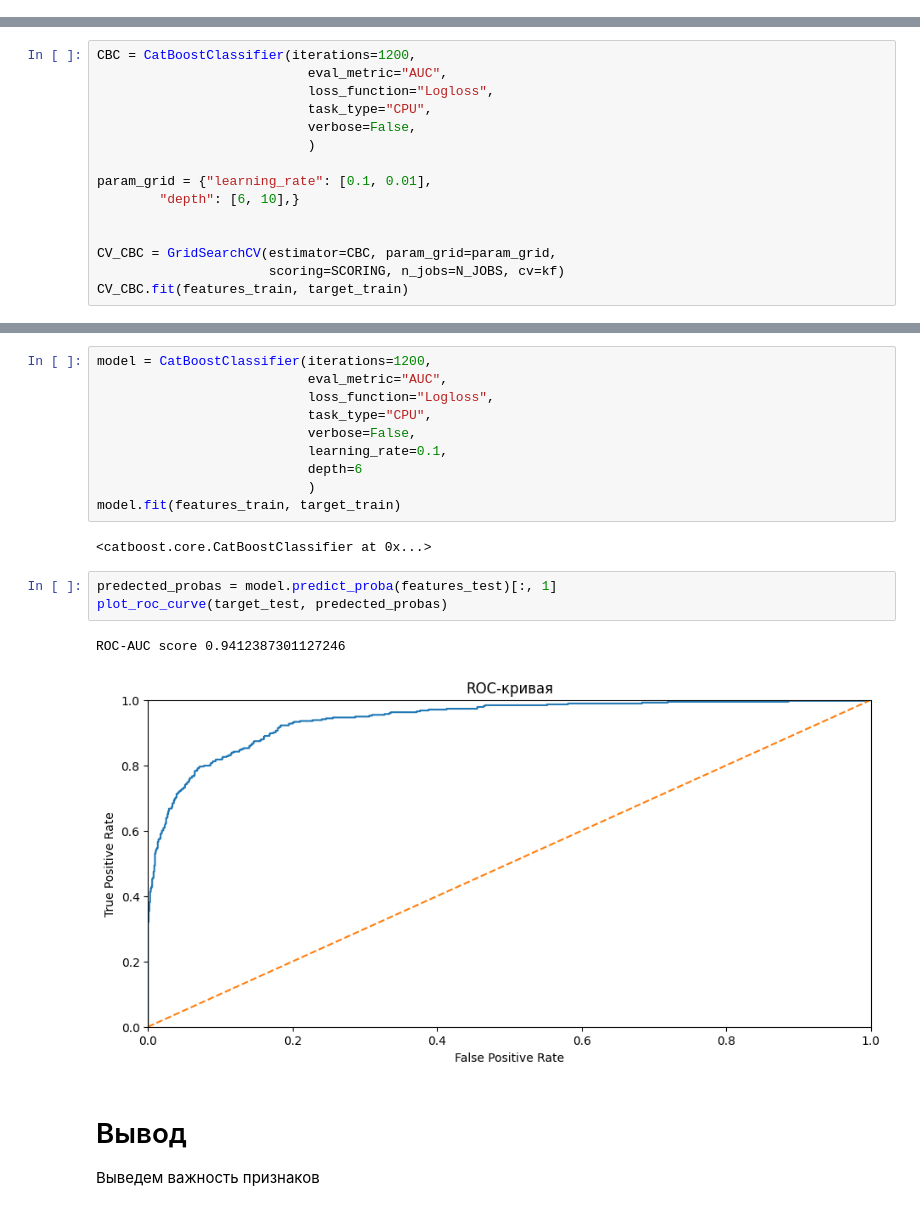
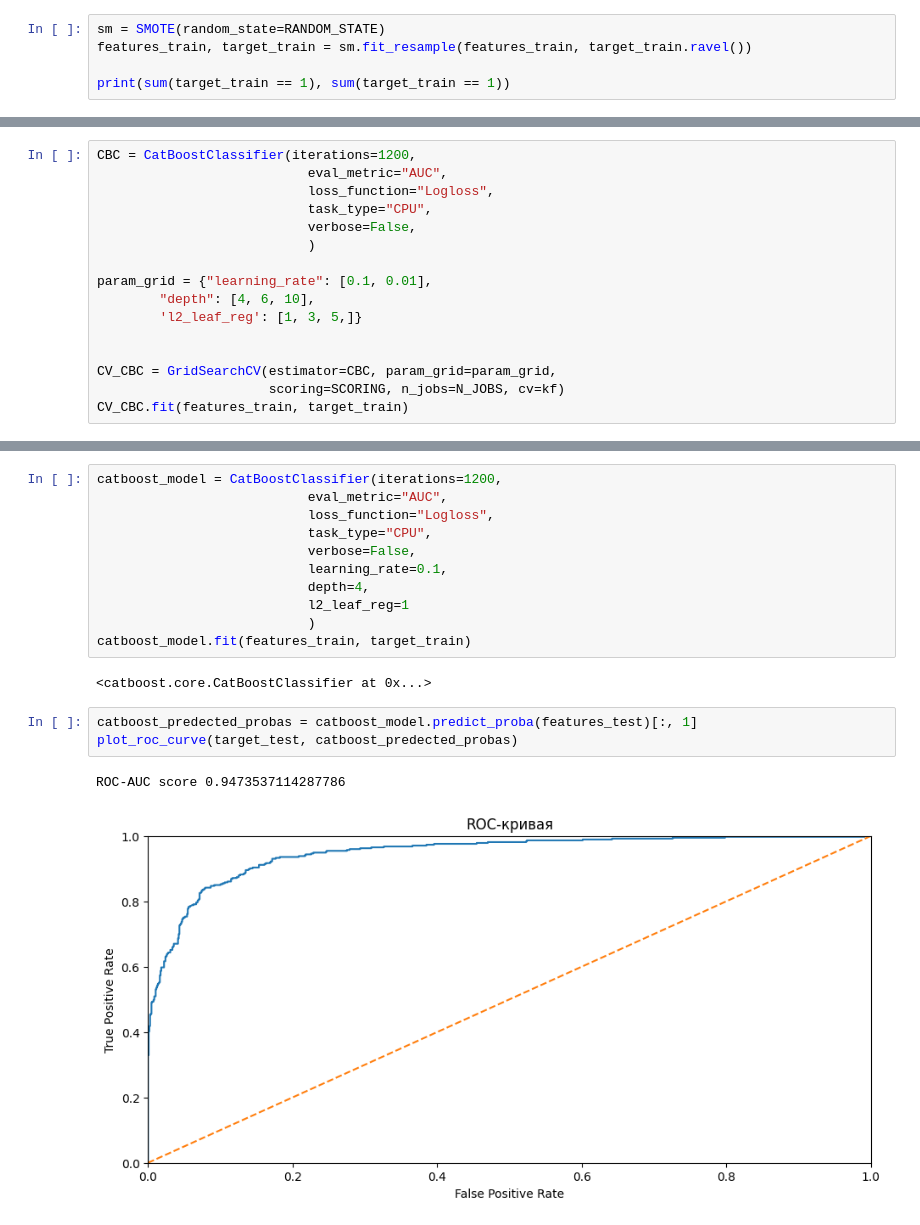
Before and after one commit to tooyoungforthis/lab_1, a Jupyter notebook: main.ipynb, the cells around one changed output, grey strips where cells are left out. Saved outputs shown, nothing was run; the diff lists cells and outputs as text.

```diff
--- a/main.ipynb
+++ b/main.ipynb
@@ -682,0 +746,5 @@ features_train, features_test, target_train, target_test = train_test_split(
+# %%
+sm = SMOTE(random_state=RANDOM_STATE)
+features_train, target_train = sm.fit_resample(features_train, target_train.ravel())
+
+print(sum(target_train == 1), sum(target_train == 1))
@@ -732,7 +806,8 @@ CBC = CatBoostClassifier(iterations=1200,
                            )
 
 param_grid = {"learning_rate": [0.1, 0.01],
-        "depth": [6, 10],}
+        "depth": [4, 6, 10],
+        'l2_leaf_reg': [1, 3, 5,]}
 
 
 CV_CBC = GridSearchCV(estimator=CBC, param_grid=param_grid,
@@ -751,22 +827,19 @@ CV_CBC.best_params_
 # %%
-model = CatBoostClassifier(iterations=1200,
+catboost_model = CatBoostClassifier(iterations=1200,
                            eval_metric="AUC",
                            loss_function="Logloss",
                            task_type="CPU",
                            verbose=False,
                            learning_rate=0.1,
-                           depth=6
+                           depth=4,
+                           l2_leaf_reg=1
                            )
-model.fit(features_train, target_train)
+catboost_model.fit(features_train, target_train)
 # %% [output]
 <catboost.core.CatBoostClassifier at 0x...>
 # %%
-predected_probas = model.predict_proba(features_test)[:, 1]
-plot_roc_curve(target_test, predected_probas)
+catboost_predected_probas = catboost_model.predict_proba(features_test)[:, 1]
+plot_roc_curve(target_test, catboost_predected_probas)
 # %% [output]
-ROC-AUC score 0.9412387301127246
+ROC-AUC score 0.9473537114287786
-[figure, old version]
+[figure, new version]
-# %% [markdown]
-# Вывод
-
-Выведем важность признаков
```
Also changed, not shown: parts of 50 cells of this notebook.
